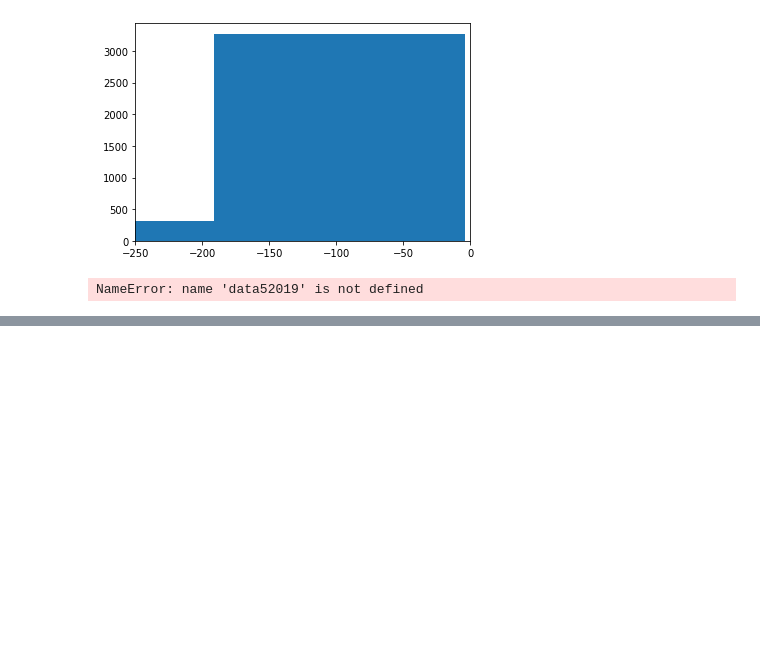
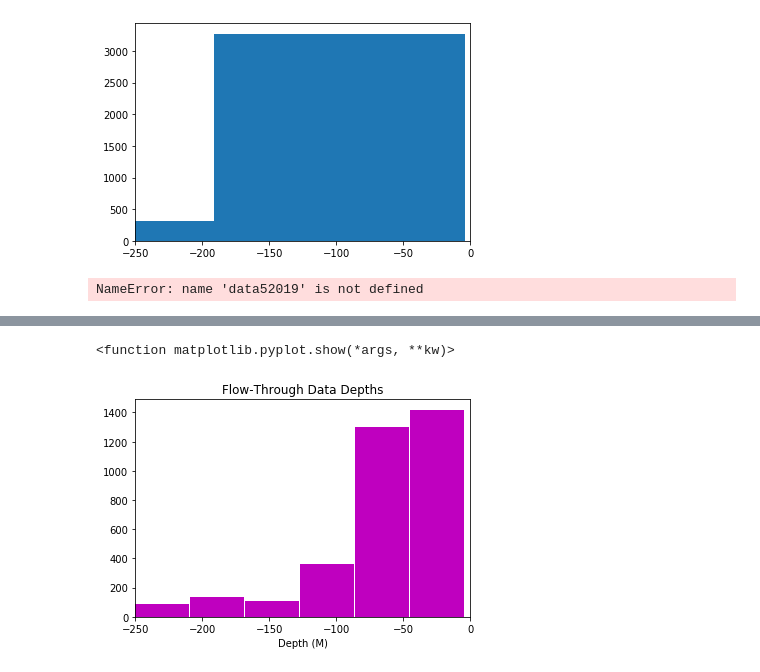
Before and after one commit to khyde/JPSS_Phytoplankton, a Jupyter notebook: IPython/Histograms.ipynb, the cells around one changed output, grey strips where cells are left out. Cells and saved outputs as stored; diff of their text form; code cells hidden in the pictures; blank space fills up the shorter version.

```diff
--- a/IPython/Histograms.ipynb
+++ b/IPython/Histograms.ipynb
@@ -814,0 +824,9 @@ plt.show
+# %%
+plt.hist (Depth, bins=50, color ='m', rwidth = 0.98)
+plt.xlim(-250, 0)
+plt.xlabel ("Depth (M)")
+plt.title ('Flow-Through Data Depths')
+plt.show
+# %% [output]
+<function matplotlib.pyplot.show(*args, **kw)>
+[figure, added]
```
Also changed, not shown: parts of 5 cells of this notebook, 1 other file.
